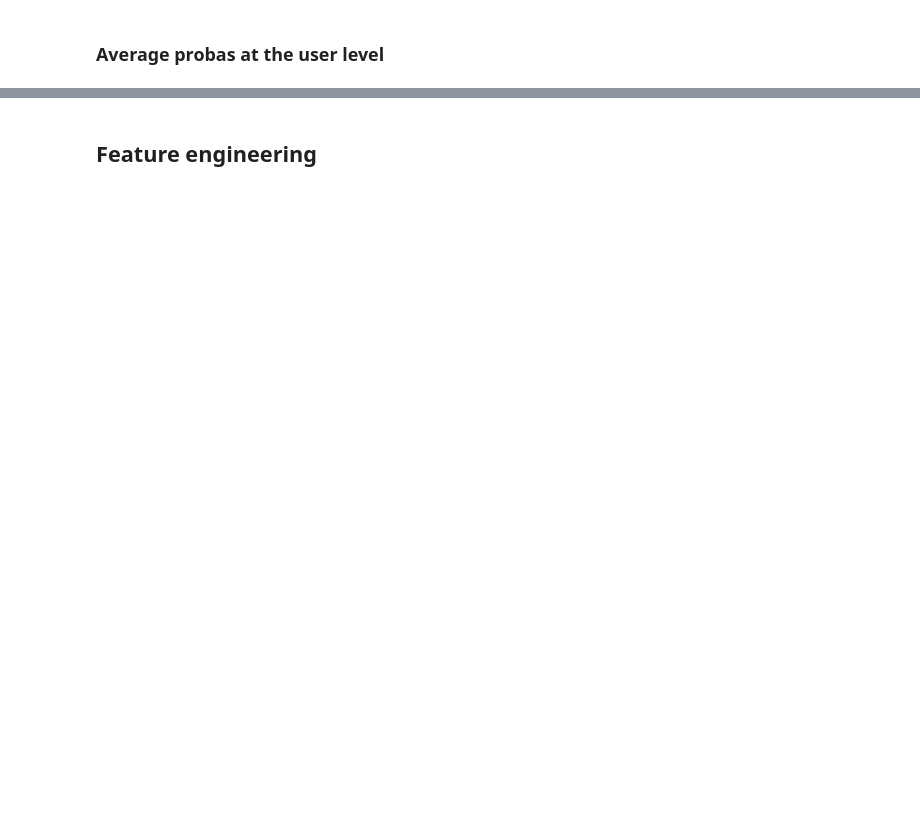
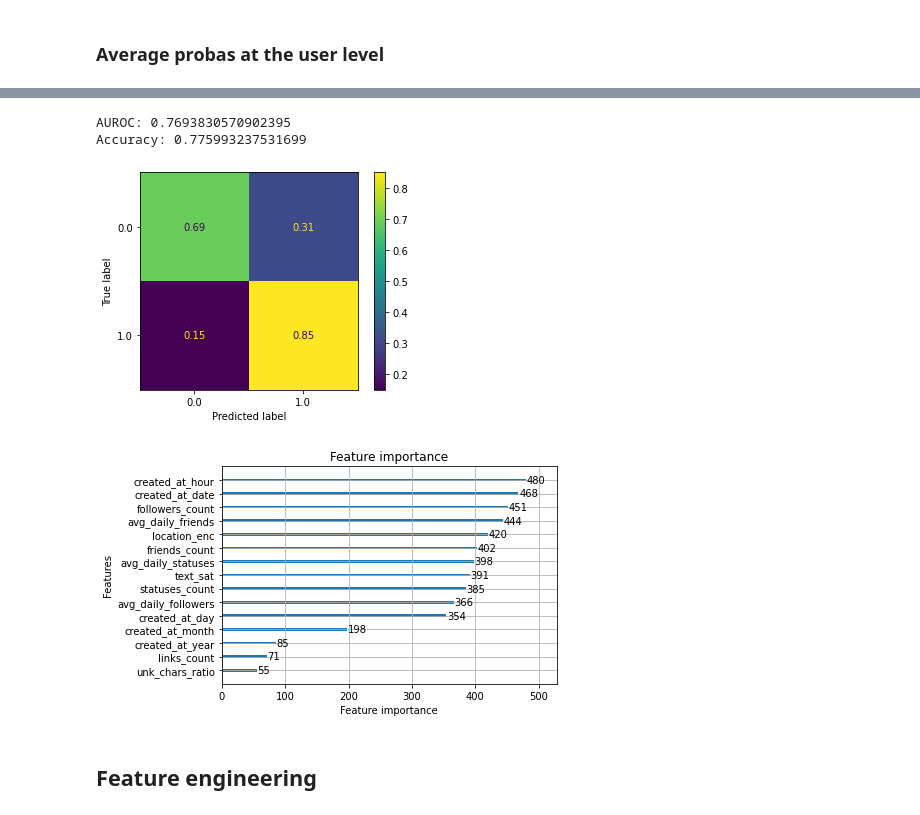
Before and after one commit to aegonwolf/ukraine-conflict-social-news, a Jupyter notebook: Bot detection - Florian.ipynb, the cells around one changed output, grey strips where cells are left out. Cells and saved outputs as stored; diff of their text form; code cells hidden in the pictures; blank space fills up the shorter version.

```diff
--- a/Bot detection - Florian.ipynb
+++ b/Bot detection - Florian.ipynb
@@ -701,0 +750,5 @@ Accuracy: 0.7345731191885038
+# %%
+df_train_meta_median = get_median(df_train_meta, df_train['id'])
+df_test_meta_median = get_median(df_test_meta, df_test['id'])
+
+clf_meta_median = get_best_clf(df_train_meta_median)
@@ -702,3 +785,10 @@ Accuracy: 0.7345731191885038
+# %%
+eval_clf(clf_meta_median, df_test_meta_median)
+# %% [output]
+AUROC: 0.7693830570902395
+Accuracy: 0.775993237531699
+[figure, added]
+[figure, added]
 # %% [markdown]
 ## Feature engineering
 # %%
```
Also changed, not shown: parts of 51 cells of this notebook.
